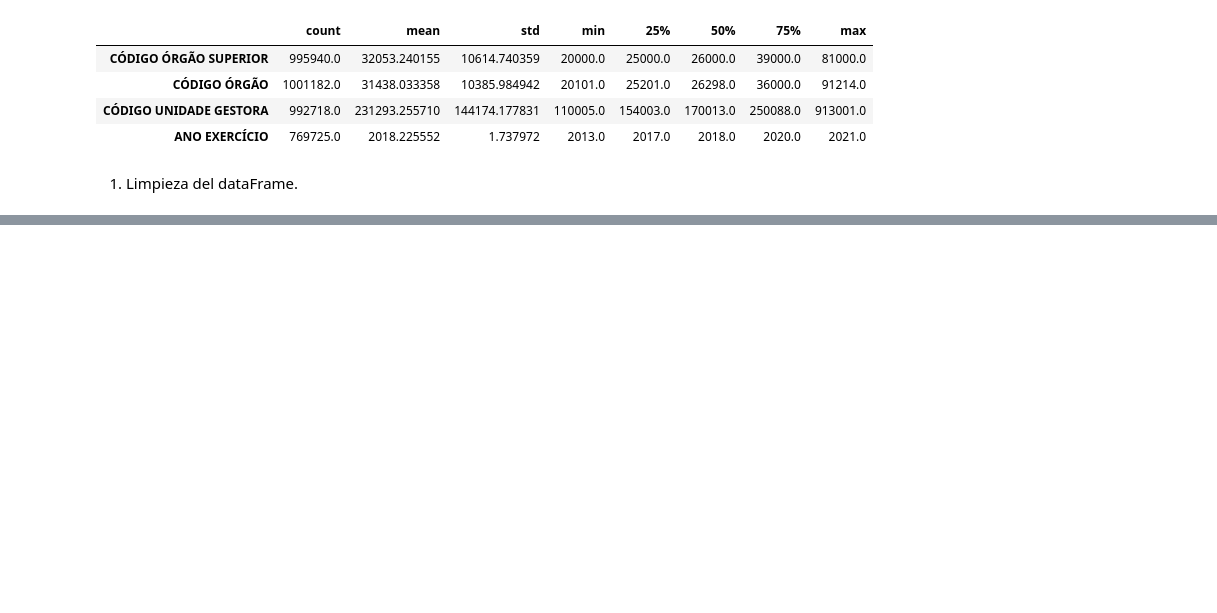
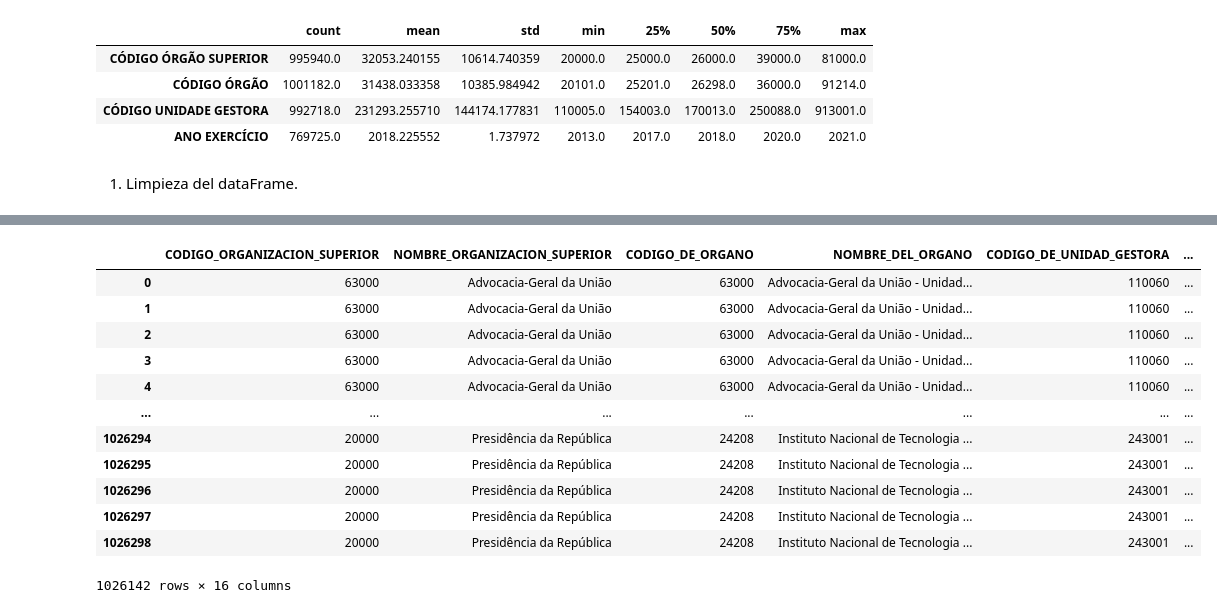
Before and after one commit to santiagorodriguez-dev/Proyecto2-EDA-Ingresos-Publicos-Brasil, a Jupyter notebook: notebooks/Fase_2_Limpieza de datos.ipynb, the cells around one changed output, grey strips where cells are left out. Drawn from its saved outputs; the diff is of its cells as text; code cells hidden in the pictures; blank space fills up the shorter version.

```diff
--- a/notebooks/Fase_2_Limpieza de datos.ipynb
+++ b/notebooks/Fase_2_Limpieza de datos.ipynb
@@ -113,0 +139,16 @@ df_limpio.dtypes
+# %%
+df_limpio
+# %% [output]
+|  | CODIGO_ORGANIZACION_SUPERIOR | NOMBRE_ORGANIZACION_SUPERIOR | CODIGO_DE_ORGANO | NOMBRE_DEL_ORGANO | CODIGO_DE_UNIDAD_GESTORA | ... |
+| 0 | 63000 | Advocacia-Geral da União | 63000 | Advocacia-Geral da União - Unidad... | 110060 | ... |
+| 1 | 63000 | Advocacia-Geral da União | 63000 | Advocacia-Geral da União - Unidad... | 110060 | ... |
+| 2 | 63000 | Advocacia-Geral da União | 63000 | Advocacia-Geral da União - Unidad... | 110060 | ... |
+| 3 | 63000 | Advocacia-Geral da União | 63000 | Advocacia-Geral da União - Unidad... | 110060 | ... |
+| 4 | 63000 | Advocacia-Geral da União | 63000 | Advocacia-Geral da União - Unidad... | 110060 | ... |
+| ... | ... | ... | ... | ... | ... | ... |
+| 1026294 | 20000 | Presidência da República | 24208 | Instituto Nacional de Tecnologia ... | 243001 | ... |
+| 1026295 | 20000 | Presidência da República | 24208 | Instituto Nacional de Tecnologia ... | 243001 | ... |
+| 1026296 | 20000 | Presidência da República | 24208 | Instituto Nacional de Tecnologia ... | 243001 | ... |
+| 1026297 | 20000 | Presidência da República | 24208 | Instituto Nacional de Tecnologia ... | 243001 | ... |
+| 1026298 | 20000 | Presidência da República | 24208 | Instituto Nacional de Tecnologia ... | 243001 | ... |
+1026142 rows × 16 columns
```
Also changed, not shown: parts of 9 cells of this notebook, 1 other file.
